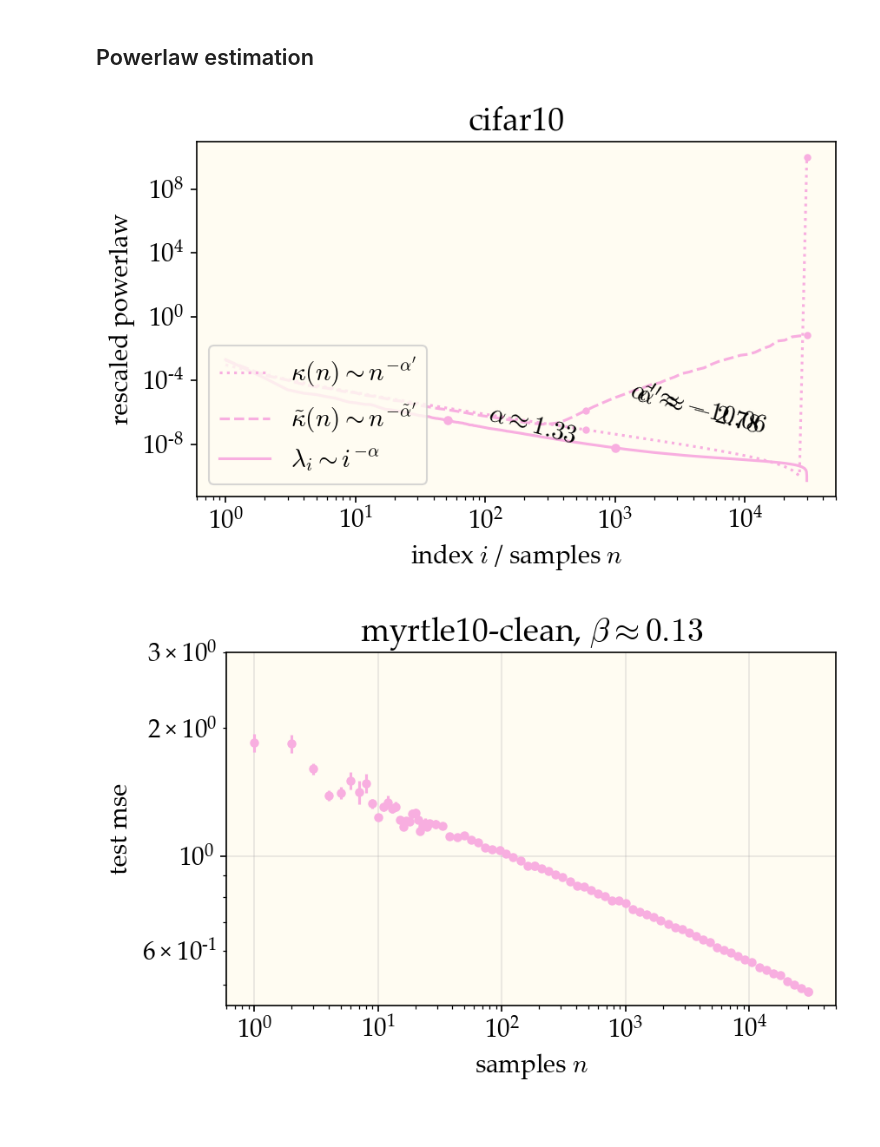
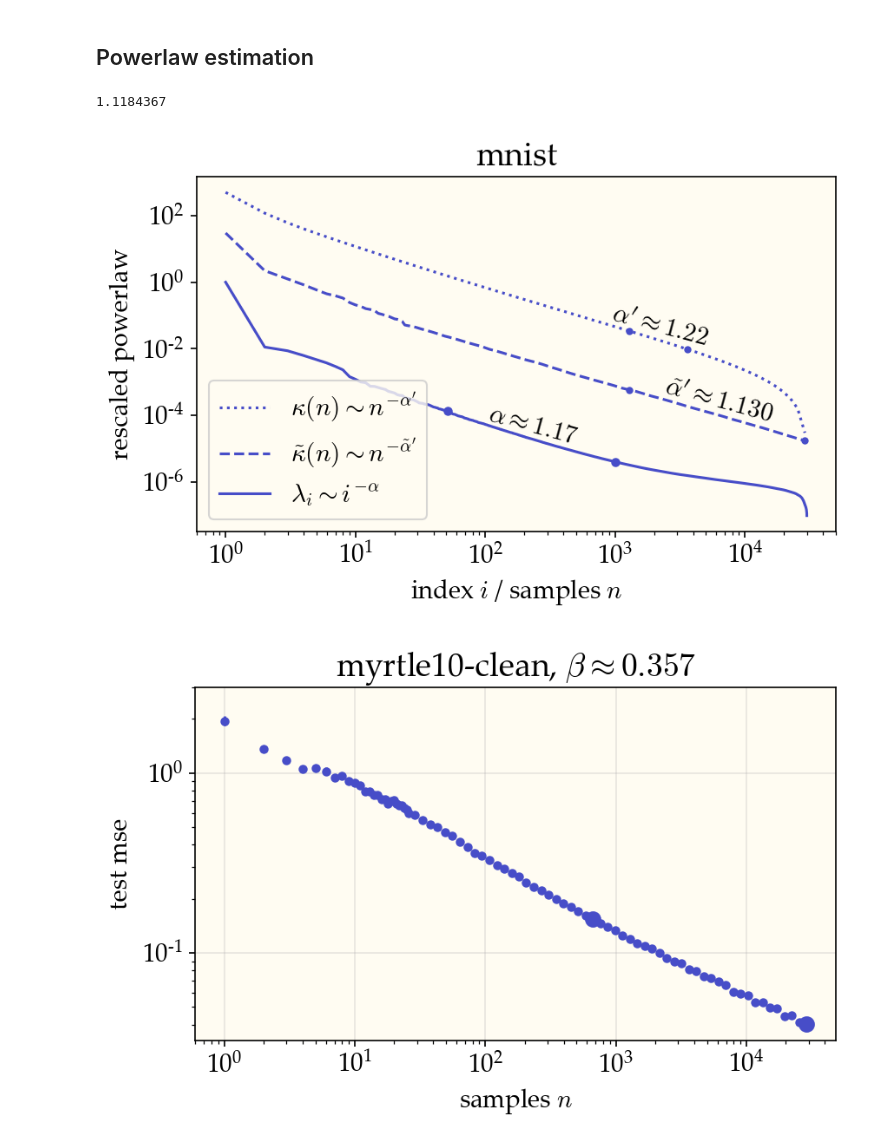
Before and after one commit to dkarkada/more-is-better, a Jupyter notebook: powerlaws.ipynb, the cells around one changed output. Cells and saved outputs as stored; diff of their text form; code cells hidden in the pictures.

```diff
--- a/powerlaws.ipynb
+++ b/powerlaws.ipynb
@@ -61,7 +61,7 @@ plt.show()
 # %% [output]
 [figure]
 # %%
-DATASET_NAME = 'cifar10'
+DATASET_NAME = 'mnist'
 EXPT_NUM = 0
 DEPTH = 10
 
@@ -181,7 +224,7 @@ with open(f"{work_dir}/eigdata.file", 'rb') as handle:
 with open(f"{work_dir}/eigstats-old.file", 'rb') as handle:
     eigstats = pickle.load(handle)
 # %%
-DATASET_NAME = 'cifar10'
+DATASET_NAME = 'mnist'
 EXPT_NUM = 0
 DEPTH = 10
 
@@ -199,23 +242,23 @@ n = len(eigvals)
 idxs = 1 + np.arange(n)
 
 sizes = eigstats["sizes"]
-f1, f2 = 1, 1 # 500, 30
+f1, f2 = 500, 30
 all_endpts = [[50, 1000], [30, 1000], [80, 6000], [20, 300]]
 rot = -15
 lift = 1.6
 
 kappas = eigstats["true_kappas"]
-# kappas /= kappas.max()
+kappas /= kappas.max()
 kappa_estims = eigstats["kappa_estimates"]
-# kappa_estims /= kappa_estims.max()
-# eigvals = eigvals / eigvals[0]
-color = get_color(0)
+kappa_estims /= kappa_estims.max()
+eigvals = eigvals / eigvals[0]
+color = get_color(3)
 ax.plot(sizes, f1*kappas, color=color, ls=":", label="$\\kappa(n)\\sim n^{-\\alpha'}$")
 ax.plot(sizes, f2*kappa_estims, color=color, ls="--", label="$\\tilde{\\kappa}(n)\\sim n^{-\\tilde{\\alpha}'}$")
 ax.plot(idxs, eigvals, color=color, label="$\\lambda_i\\sim i^{-\\alpha}$")
 
-start, end = 49, 30
-endpts = [start, start+30]
+start, end = 55, 79
+endpts = [start, end]
 x1, x2 = sizes[endpts]
 y1, y2 = f2 * kappa_estims[endpts]
 alpha3 = -np.log(y2/y1) / np.log(x2/x1)
@@ -223,11 +266,11 @@ ax.plot((x1, x2), (y1, y2), color=color, ls='none',
         marker='.', markersize=6)
 x_mid = int(np.sqrt(x1 * x2))
 y_mid = lift*f2 * kappa_estims[(start+end)//2]
-ax.text(x_mid, y_mid, f"$\\tilde{{\\alpha}}'\\approx{alpha3:.2f}$",
+ax.text(x_mid, y_mid, f"$\\tilde{{\\alpha}}'\\approx{alpha3:.3f}$",
         rotation=rot, rotation_mode="anchor", ha='center')
 
-# start, end = 15, 25
-# endpts = [start, end]
+start, end = 55, 63
+endpts = [start, end]
 x1, x2 = sizes[endpts]
 y1, y2 = f1 * kappas[endpts]
 alpha2 = -np.log(y2/y1) / np.log(x2/x1)
@@ -257,39 +300,41 @@ ax.set_title(DATASET_NAME)
 plt.xlabel("index $i$ / samples $n$")
 plt.ylabel("rescaled powerlaw")
 
+print(eigstats["test_mse_noise"])
 plt.tight_layout()
 plt.show()
 # %% [output]
+1.1184367
-[figure, old version]
+[figure, new version]
 # %%
 ax = plt.gca()
 
-color = get_color(0)
+color = get_color(3)
 sizes = eigstats["sizes"]
 test_mses = eigstats["test_mses"]
 test_mean, test_std = test_mses.mean(axis=0), test_mses.std(axis=0)
 n_trials = test_mses.shape[0]
 
 ax.errorbar(sizes, test_mean, yerr=test_std/np.sqrt(n_trials), ls='none',
             marker='o', markersize=4, color=color)
 
-start, end = 40, len(sizes)-1
+start, end = 50, len(sizes)-1
 endpts = [start, end]
 x1, x2 = sizes[endpts]
 y1, y2 = test_mean[endpts]
 beta = -np.log(y2/y1) / np.log(x2/x1)
 ax.plot((x1, x2), (y1, y2), color=color, ls='none',
-        marker='.', markersize=8)
+        marker='o', markersize=8)
 
-ax.set_title(f"{expt.expt_name}, $\\beta\\approx{{{beta:.2f}}}$")
+ax.set_title(f"{expt.expt_name}, $\\beta\\approx{{{beta:.3f}}}$")
 ax.set_xscale('log')
 ax.set_yscale('log')
 
 ax.set_xlabel('samples $n$')
 ax.set_ylabel('test mse')
 ax.set_ylim(top=3)
 plt.tight_layout()
 plt.grid(alpha=0.3)
 plt.show()
 # %% [output]
-[figure, old version]
+[figure, new version]
```
Also changed, not shown: parts of 3 cells of this notebook, 5 other files.
